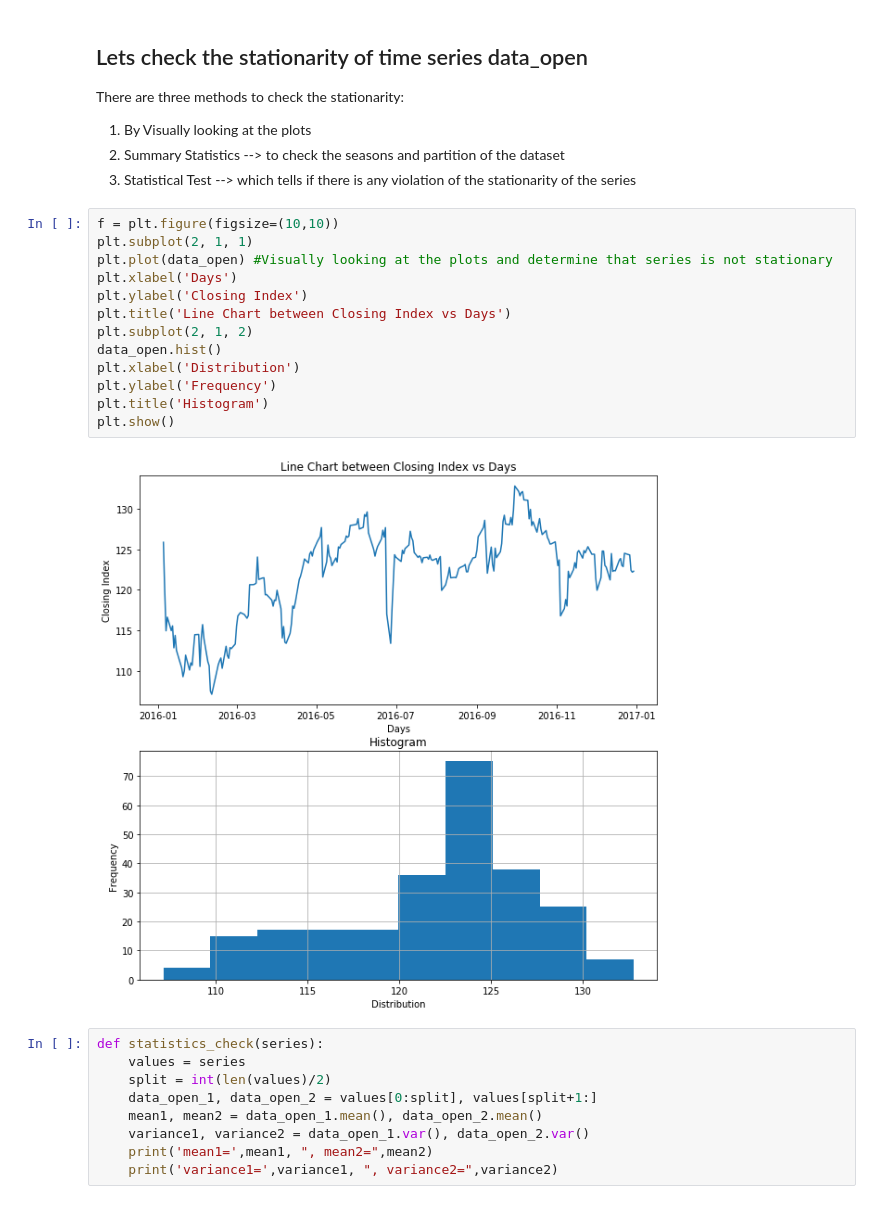
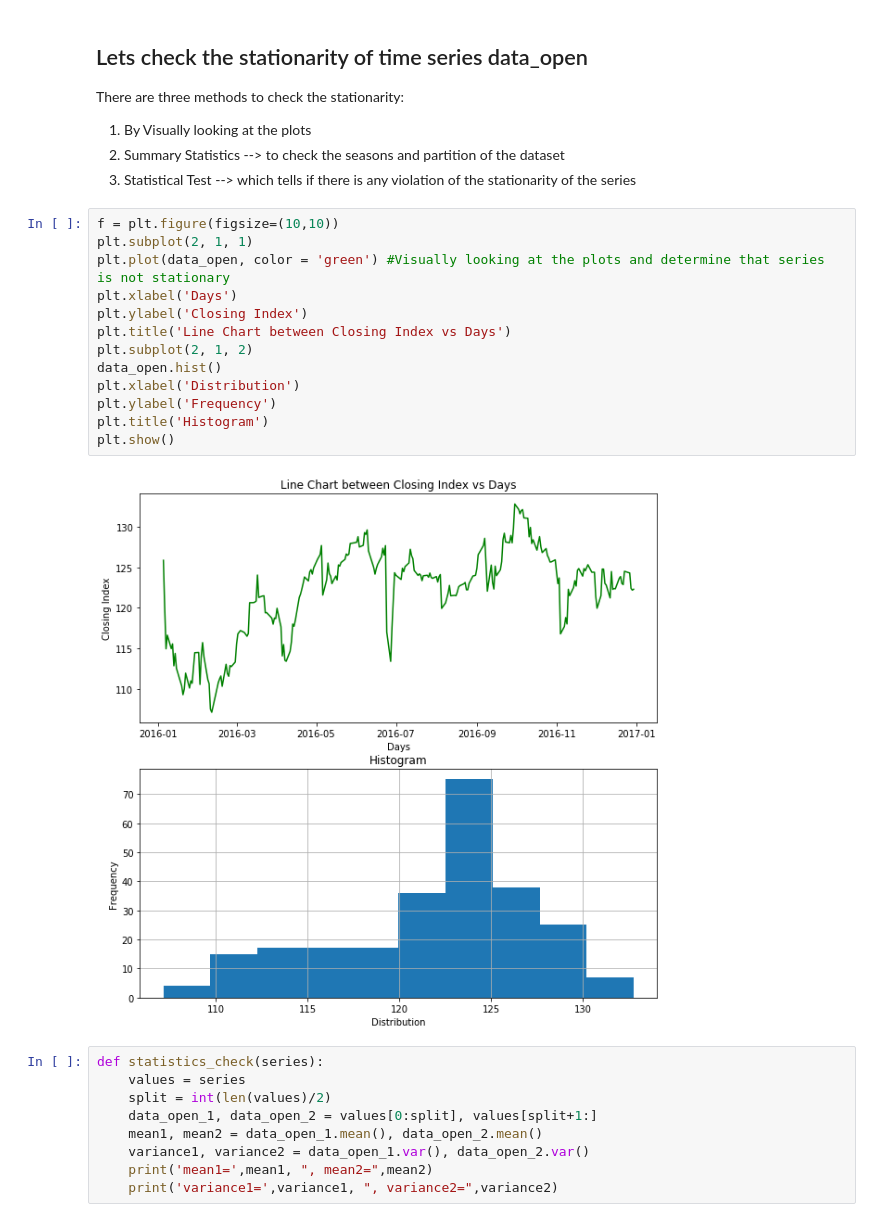
Before and after one commit to garg-sparsh/Stock-Price-Prediction, a Jupyter notebook: Time_Series_Forecasting_for_stock.ipynb, the cells around one changed output. Cells and saved outputs as stored; diff of their text form.

```diff
--- a/Time_Series_Forecasting_for_stock.ipynb
+++ b/Time_Series_Forecasting_for_stock.ipynb
@@ -103,18 +106,18 @@ There are three methods to check the stationarity:
 # %%
 f = plt.figure(figsize=(10,10))
 plt.subplot(2, 1, 1)
-plt.plot(data_open) #Visually looking at the plots and determine that series is not stationary
+plt.plot(data_open, color = 'green') #Visually looking at the plots and determine that series is not stationary
 plt.xlabel('Days')
 plt.ylabel('Closing Index')
 plt.title('Line Chart between Closing Index vs Days')
 plt.subplot(2, 1, 2)
 data_open.hist()
 plt.xlabel('Distribution')
 plt.ylabel('Frequency')
 plt.title('Histogram')
 plt.show()
 # %% [output]
-[figure, old version]
+[figure, new version]
 # %%
 def statistics_check(series):
     values = series
```
Also changed, not shown: parts of 13 cells of this notebook.
